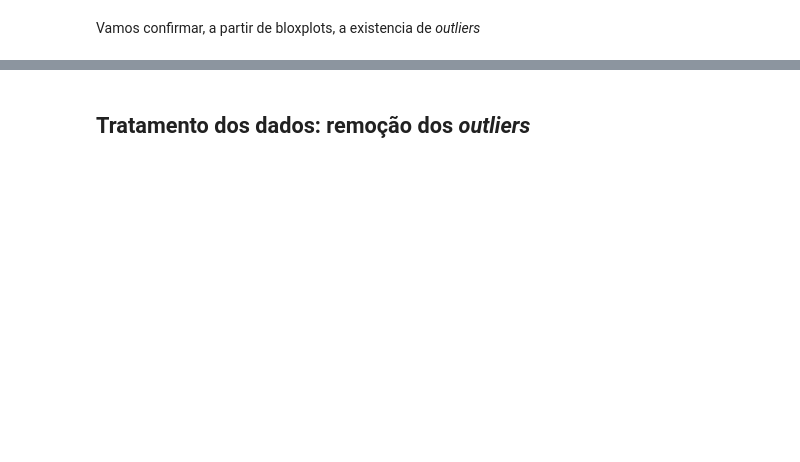
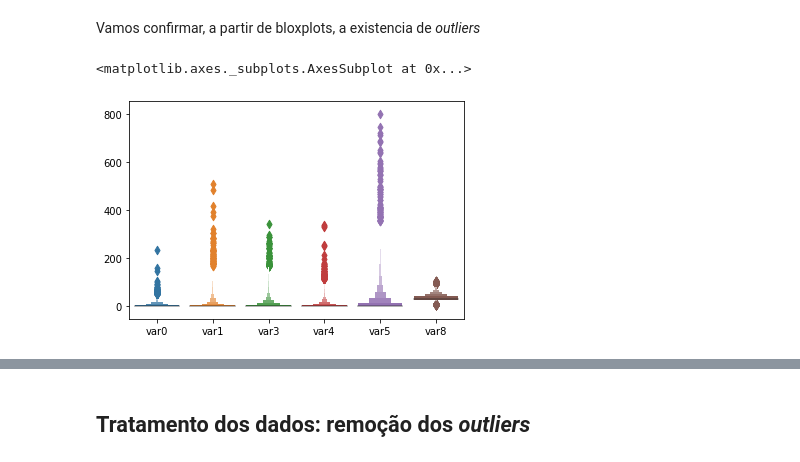
Before and after one commit to ohbtorres/SantanderCustomerSatisfaction, a Jupyter notebook: ClassificadorSantander.ipynb, the cells around one changed output, grey strips where cells are left out. Saved outputs shown, nothing was run; the diff lists cells and outputs as text; code cells hidden in the pictures; blank space fills up the shorter version.

```diff
--- a/ClassificadorSantander.ipynb
+++ b/ClassificadorSantander.ipynb
@@ -178,5 +196,8 @@ sns.heatmap(treinoRF.corr(), annot=True, fmt=".2f",cmap="YlGnBu")
 # %% [markdown]
 Vamos confirmar, a partir de bloxplots, a existencia de *outliers*
 # %%
-sns.boxenplot(data = treinoRF[['var0','var2','var3','var4','var8']])
+sns.boxenplot(data = treinoRF[['var0','var1','var3','var4','var5','var8']])
+# %% [output]
+<matplotlib.axes._subplots.AxesSubplot at 0x...>
+[figure, added]
 # %%
```
Also changed, not shown: parts of 28 cells of this notebook.
